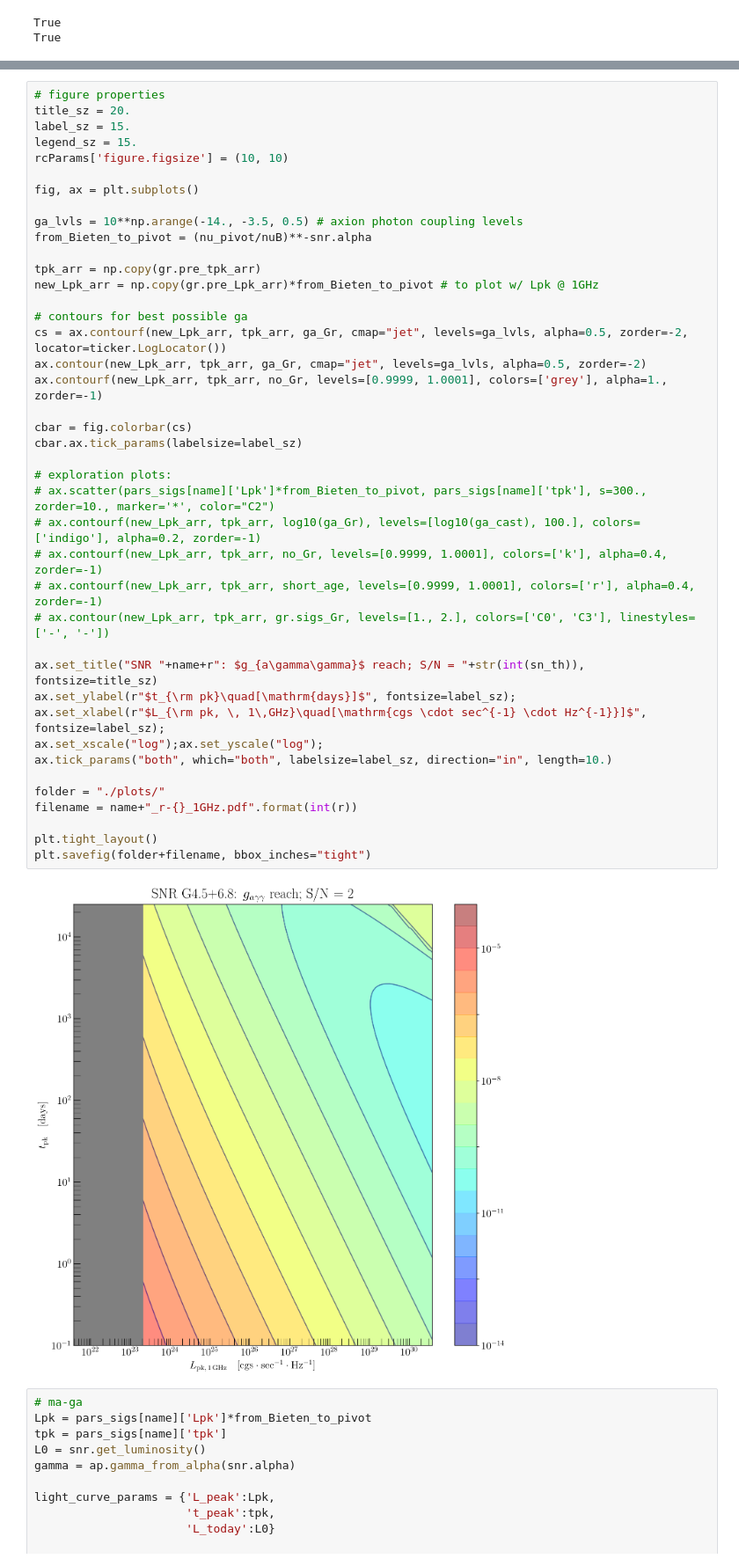
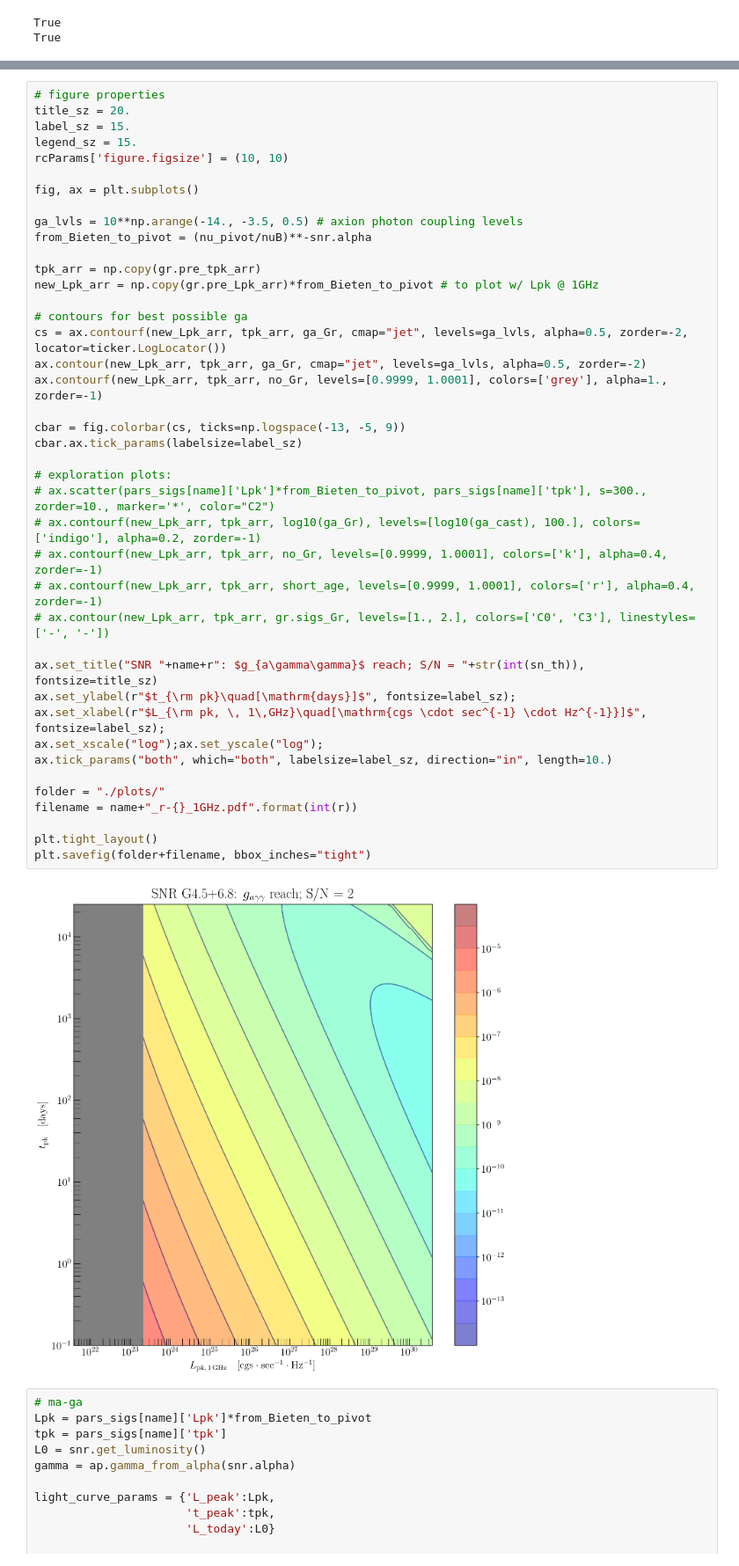
Before and after one commit to ManuelBuenAbad/snr_ghosts, a Jupyter notebook: workspace_notebooks/ws-8_param_space.ipynb, the cells around one changed output, grey strips where cells are left out. Shown at 88% size. Cells and saved outputs as stored; diff of their text form.

```diff
--- a/workspace_notebooks/ws-8_param_space.ipynb
+++ b/workspace_notebooks/ws-8_param_space.ipynb
@@ -279,35 +283,35 @@ from_Bieten_to_pivot = (nu_pivot/nuB)**-snr.alpha
 
 tpk_arr = np.copy(gr.pre_tpk_arr)
 new_Lpk_arr = np.copy(gr.pre_Lpk_arr)*from_Bieten_to_pivot # to plot w/ Lpk @ 1GHz
 
 # contours for best possible ga
 cs = ax.contourf(new_Lpk_arr, tpk_arr, ga_Gr, cmap="jet", levels=ga_lvls, alpha=0.5, zorder=-2, locator=ticker.LogLocator())
 ax.contour(new_Lpk_arr, tpk_arr, ga_Gr, cmap="jet", levels=ga_lvls, alpha=0.5, zorder=-2)
 ax.contourf(new_Lpk_arr, tpk_arr, no_Gr, levels=[0.9999, 1.0001], colors=['grey'], alpha=1., zorder=-1)
 
-cbar = fig.colorbar(cs)
+cbar = fig.colorbar(cs, ticks=np.logspace(-13, -5, 9))
 cbar.ax.tick_params(labelsize=label_sz)
 
 # exploration plots:
 # ax.scatter(pars_sigs[name]['Lpk']*from_Bieten_to_pivot, pars_sigs[name]['tpk'], s=300., zorder=10., marker='*', color="C2")
 # ax.contourf(new_Lpk_arr, tpk_arr, log10(ga_Gr), levels=[log10(ga_cast), 100.], colors=['indigo'], alpha=0.2, zorder=-1)
 # ax.contourf(new_Lpk_arr, tpk_arr, no_Gr, levels=[0.9999, 1.0001], colors=['k'], alpha=0.4, zorder=-1)
 # ax.contourf(new_Lpk_arr, tpk_arr, short_age, levels=[0.9999, 1.0001], colors=['r'], alpha=0.4, zorder=-1)
 # ax.contour(new_Lpk_arr, tpk_arr, gr.sigs_Gr, levels=[1., 2.], colors=['C0', 'C3'], linestyles=['-', '-'])
 
 ax.set_title("SNR "+name+r": $g_{a\gamma\gamma}$ reach; S/N = "+str(int(sn_th)), fontsize=title_sz)
 ax.set_ylabel(r"$t_{\rm pk}\quad[\mathrm{days}]$", fontsize=label_sz);
 ax.set_xlabel(r"$L_{\rm pk, \, 1\,GHz}\quad[\mathrm{cgs \cdot sec^{-1} \cdot Hz^{-1}}]$", fontsize=label_sz);
 ax.set_xscale("log");ax.set_yscale("log");
 ax.tick_params("both", which="both", labelsize=label_sz, direction="in", length=10.)
 
 folder = "./plots/"
 filename = name+"_r-{}_1GHz.pdf".format(int(r))
 
 plt.tight_layout()
 plt.savefig(folder+filename, bbox_inches="tight")
 # %% [output]
-[figure, old version]
+[figure, new version]
 # %%
 # ma-ga
 Lpk = pars_sigs[name]['Lpk']*from_Bieten_to_pivot
```
Also changed, not shown: parts of 3 cells of this notebook, 1 other file.
